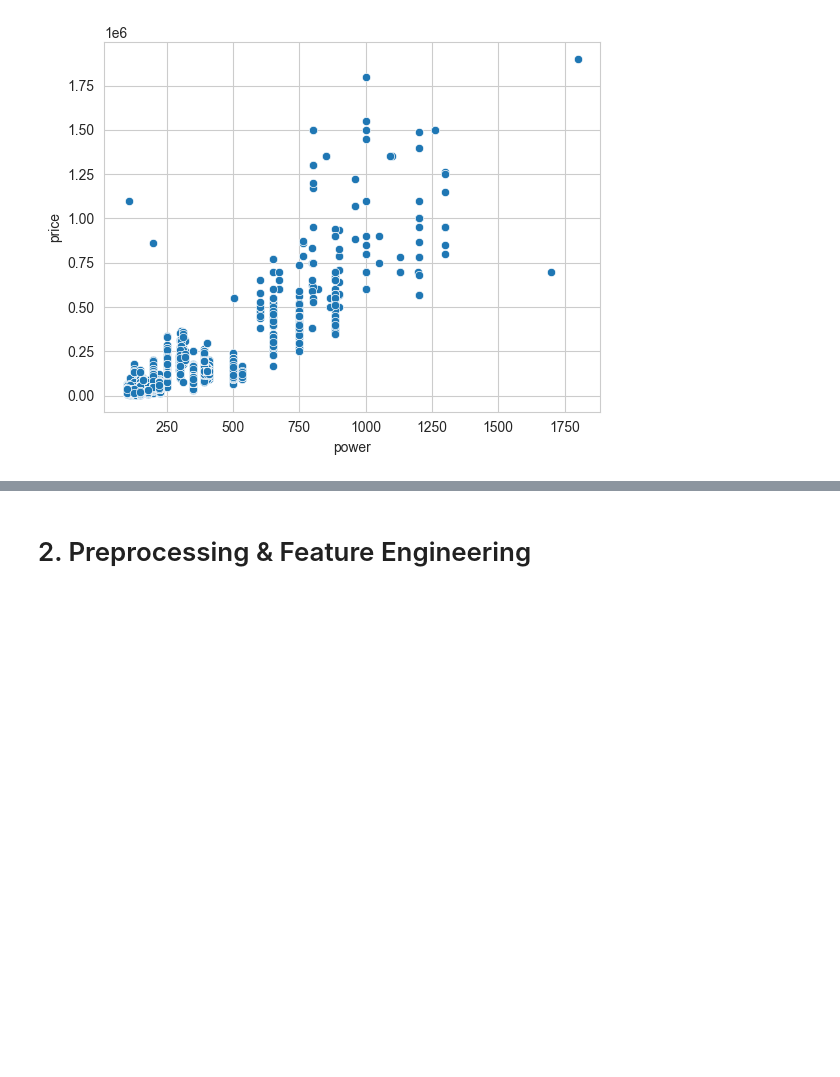
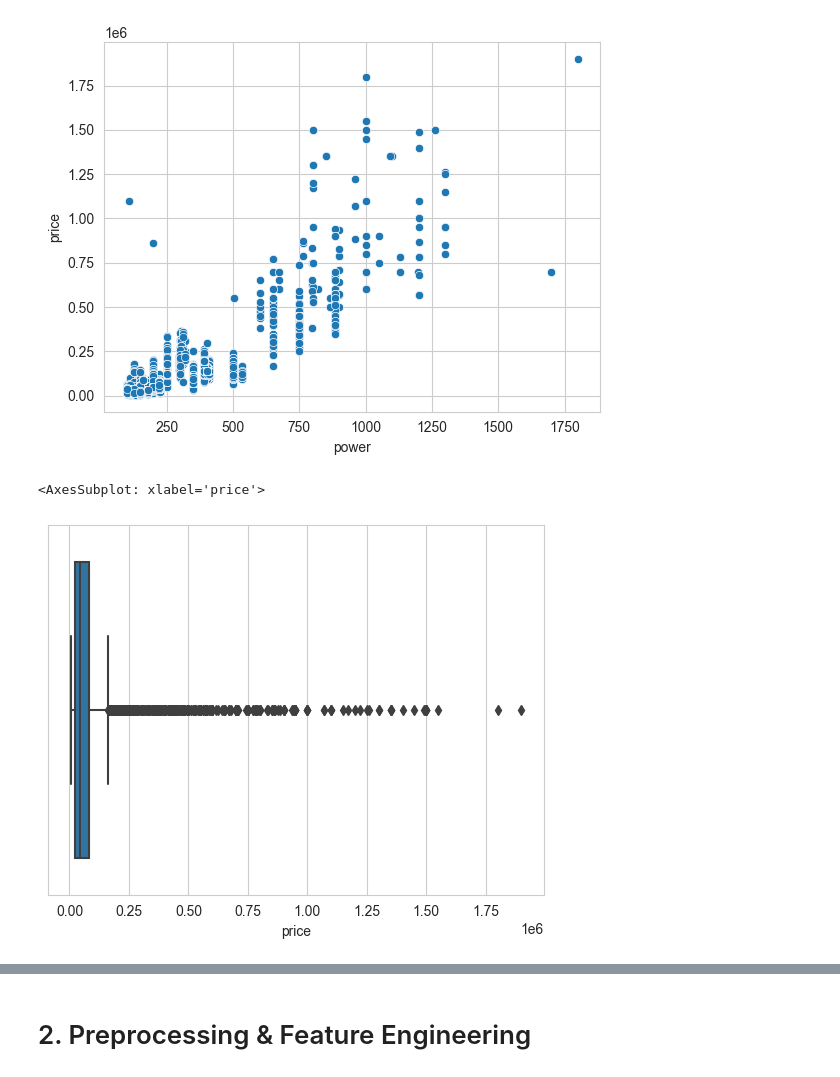
Before and after one commit to chemarev/otus-ml-professional, a Jupyter notebook: homework_1/homework_1.ipynb, the cells around one changed output, grey strips where cells are left out. Saved outputs shown, nothing was run; the diff lists cells and outputs as text; code cells hidden in the pictures; blank space fills up the shorter version.

```diff
--- a/homework_1/homework_1.ipynb
+++ b/homework_1/homework_1.ipynb
@@ -105,3 +105,8 @@ sns.scatterplot(data=df, x=df['power'], y=df['price'])
 # %% [output]
 <AxesSubplot: xlabel='power', ylabel='price'>
 [figure]
+# %%
+sns.boxplot(df, x='price')
+# %% [output]
+<AxesSubplot: xlabel='price'>
+[figure, added]
```
Also changed, not shown: parts of 5 cells of this notebook.
